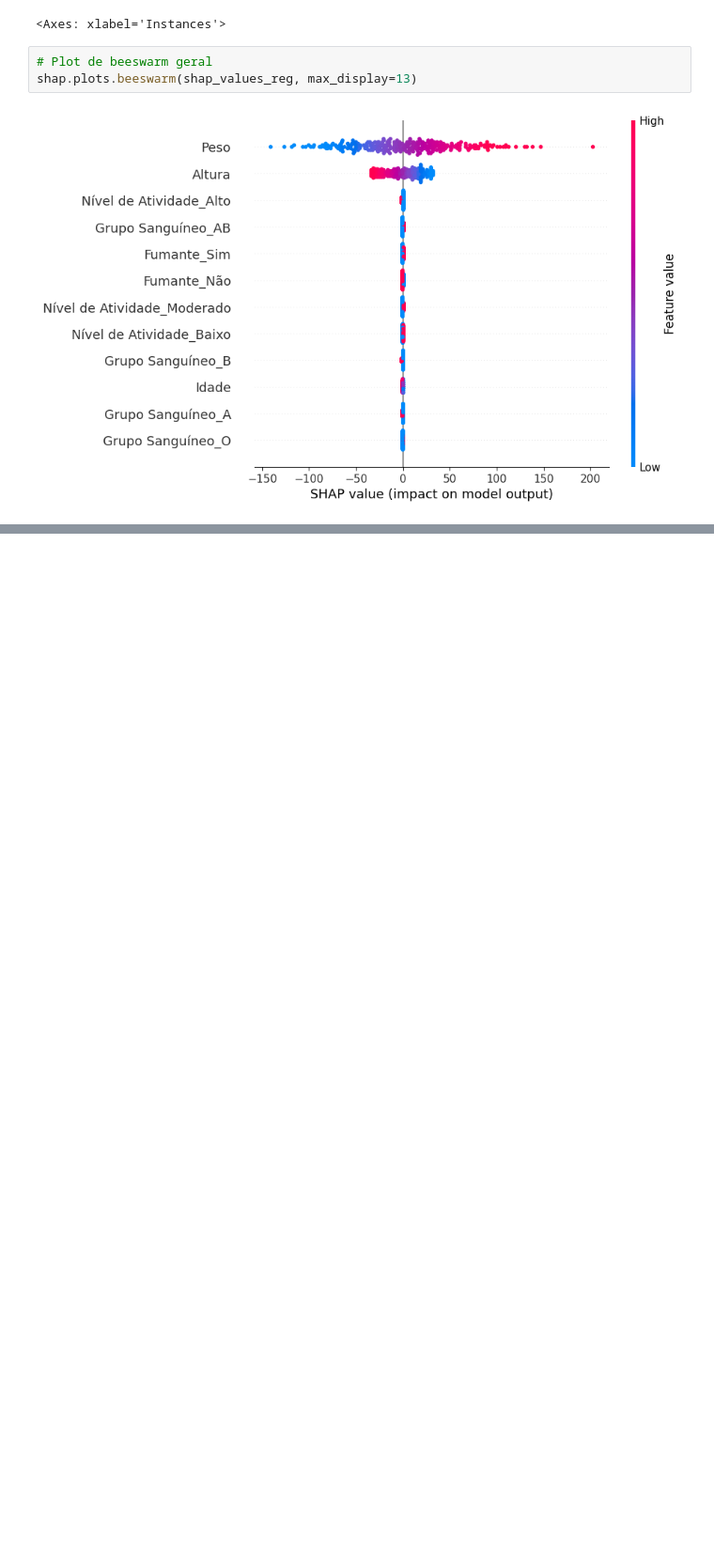
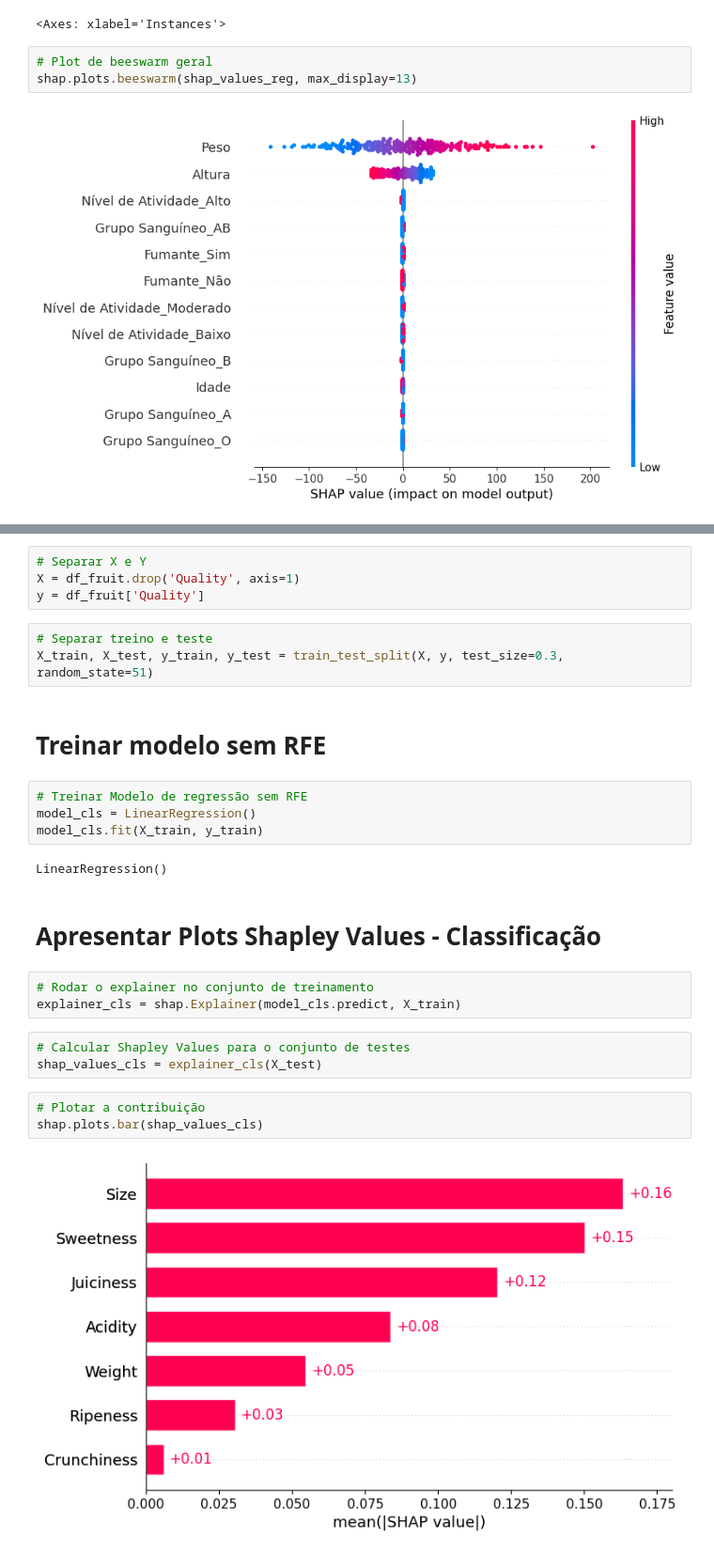
Before and after one commit to angelomedeiros/formacao-ia-supervisionado-complemento, a Jupyter notebook: shapley.ipynb, the cells around one changed output, grey strips where cells are left out. Shown at 94% size. Drawn from its saved outputs; the diff is of its cells as text; blank space fills up the shorter version.

Commit message:
chore shapley

```diff
--- a/shapley.ipynb
+++ b/shapley.ipynb
@@ -141,0 +181,28 @@ shap.plots.beeswarm(shap_values_reg, max_display=13)
+# %%
+# Separar X e Y
+X = df_fruit.drop('Quality', axis=1)
+y = df_fruit['Quality']
+# %%
+# Separar treino e teste
+X_train, X_test, y_train, y_test = train_test_split(X, y, test_size=0.3, random_state=51)
+# %% [markdown]
+# Treinar modelo sem RFE
+# %%
+# Treinar Modelo de regressão sem RFE
+model_cls = LinearRegression()
+model_cls.fit(X_train, y_train)
+# %% [output]
+LinearRegression()
+# %% [markdown]
+# Apresentar Plots Shapley Values - Classificação
+# %%
+# Rodar o explainer no conjunto de treinamento
+explainer_cls = shap.Explainer(model_cls.predict, X_train)
+# %%
+# Calcular Shapley Values para o conjunto de testes
+shap_values_cls = explainer_cls(X_test)
+# %%
+# Plotar a contribuição
+shap.plots.bar(shap_values_cls)
+# %% [output]
+[figure, added]
```
Also changed, not shown: parts of 9 cells of this notebook.
